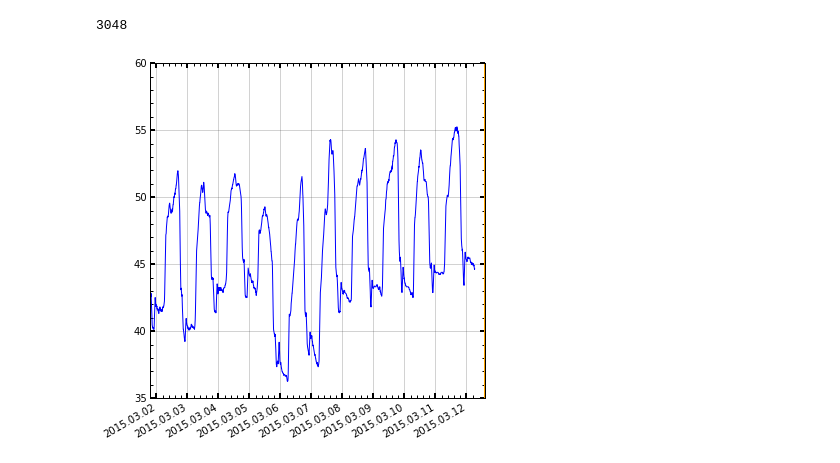
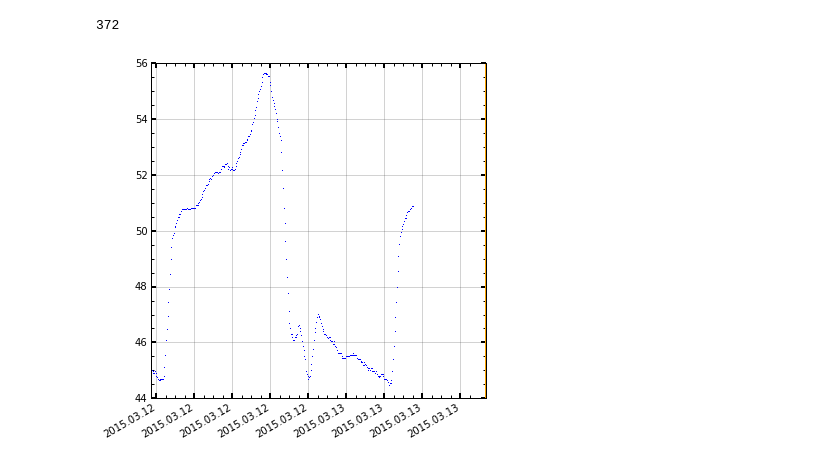
Before and after one commit to ajmendez/templog, a Jupyter notebook: notebook/neon.ipynb, the cells around one changed output. Saved outputs shown, nothing was run; the diff lists cells and outputs as text; code cells hidden in the pictures.

```diff
--- a/notebook/neon.ipynb
+++ b/notebook/neon.ipynb
@@ -186,29 +186,29 @@ plot_recent(128)
 # %%
 def plot_recent(delta=48):
     '''plot the last delta [48] hrs'''
     now = datetime.now()
     start = date2num(now - timedelta(hours=delta))
     ii = np.where(ndates > start)[0]
     print len(ii)
 
     setup(figsize=(6,6))
 #     setupplot(secondax=True, title='Now:{}'.format(now))
 
 
 
 #     pylab.plot(dates[ii], values[ii])
 
     nsmooth = 10
     nend = nsmooth*2
     svalues = np.convolve(np.ones(nsmooth)/nsmooth, values[ii], mode='same')
-    pylab.plot(dates[ii][nend:-nend], svalues[nend:-nend])
+    pylab.plot(dates[ii][nend:-nend], svalues[nend:-nend], ',')
 
 #     kk = np.where( (continuum[ii] > 30) & (continuum[ii] < 100) )
 #     pylab.plot(dates[ii][kk], continuum[ii][kk], '.k')
     dateticks('%Y.%m.%d')
     line(now+timedelta(hours=5)) # to gmt
 
-plot_recent(256)
+plot_recent(32)
 # %% [output]
-3048
+372
-[figure, old version]
+[figure, new version]
```
Also changed, not shown: parts of 4 cells of this notebook, 2 other files.
